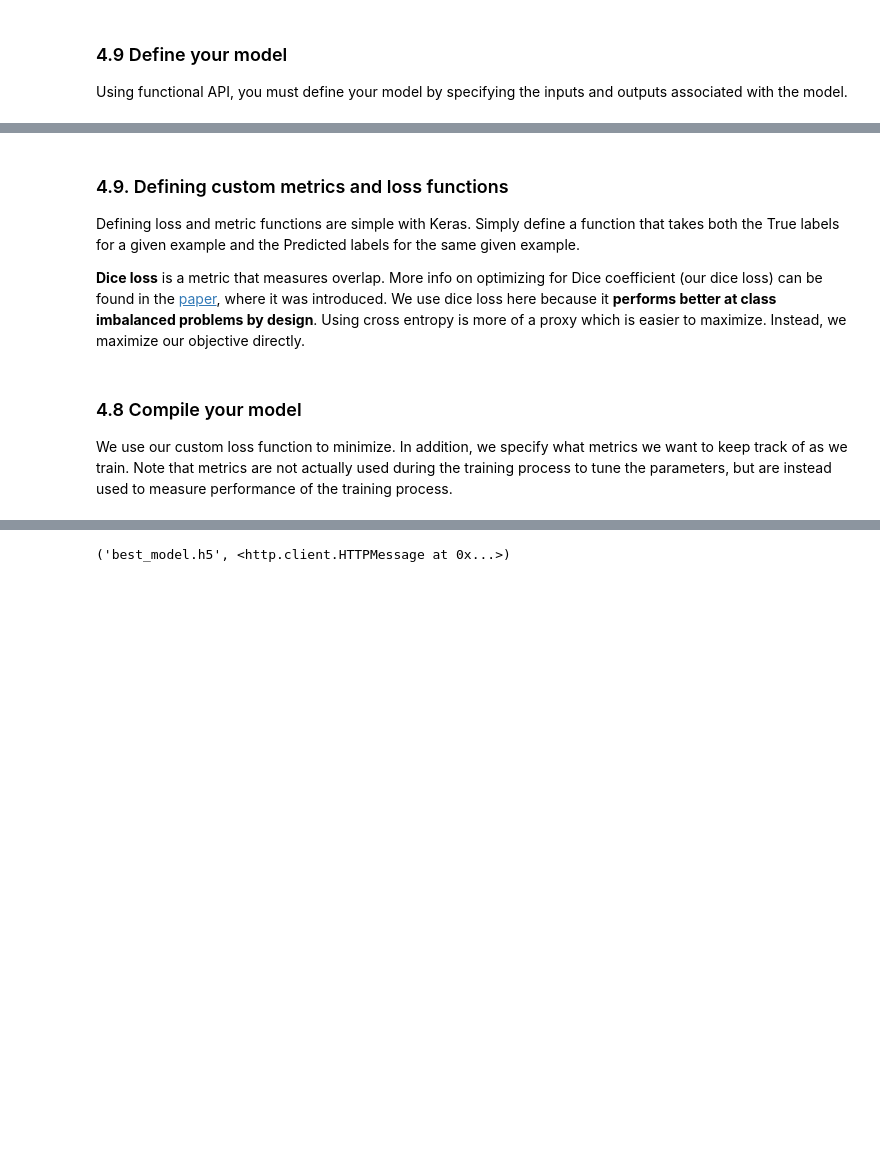
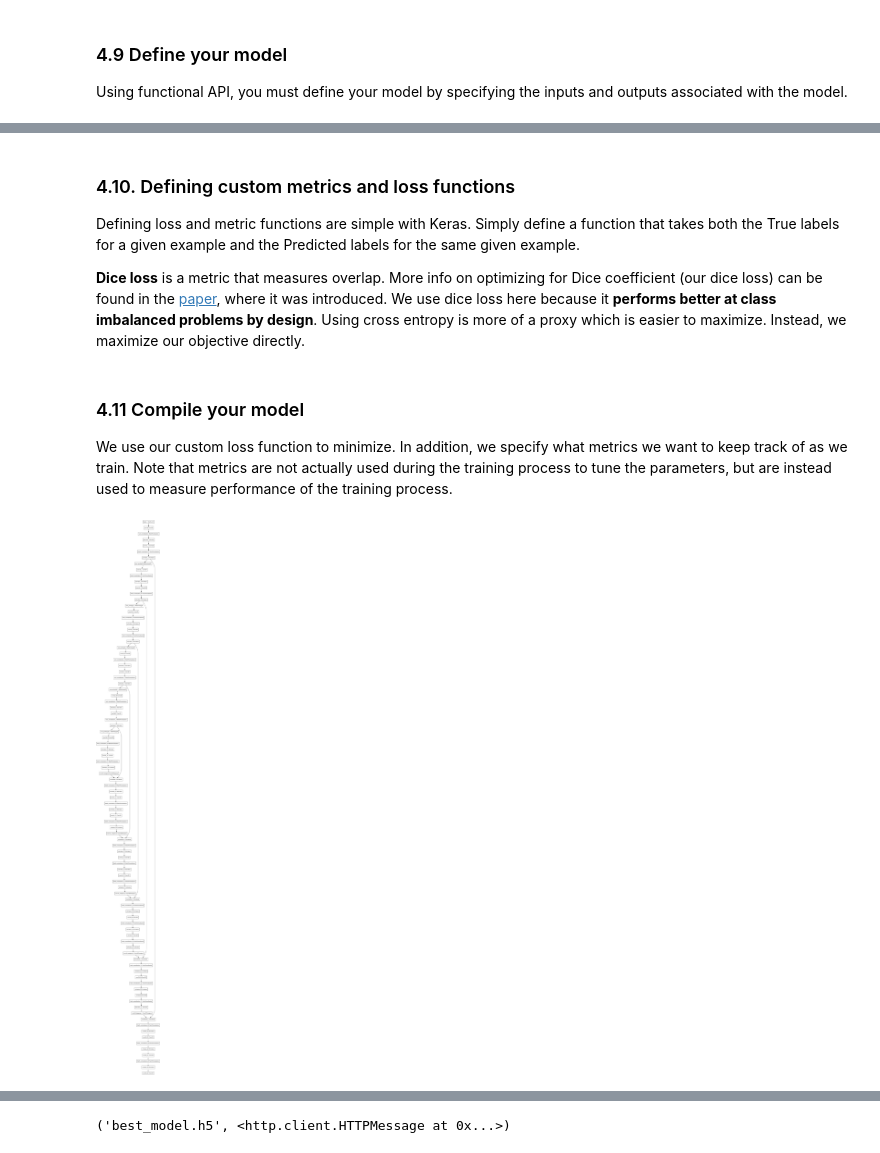
Before and after one commit to csaybar/EEwPython, a Jupyter notebook: cnn_demo.ipynb, the cells around one changed output, grey strips where cells are left out. Saved outputs shown, nothing was run; the diff lists cells and outputs as text; code cells hidden in the pictures; blank space fills up the shorter version.

```diff
--- a/cnn_demo.ipynb
+++ b/cnn_demo.ipynb
@@ -607,5 +625,5 @@ model.summary()
 # %% [markdown]
-### 4.9. Defining custom metrics and loss functions
+### 4.10. Defining custom metrics and loss functions
 
 Defining loss and metric functions are simple with Keras. Simply define a function that takes both the True labels for a given example and the Predicted labels for the same given example.
 
@@ -630,12 +648,14 @@ def bce_dice_loss(y_true, y_pred):
   loss = losses.binary_crossentropy(y_true, y_pred) + dice_loss(y_true, y_pred)
   return loss
 # %% [markdown]
-### 4.8 Compile your model
+### 4.11 Compile your model
 
 We use our custom loss function to minimize. In addition, we specify what metrics we want to keep track of as we train. Note that metrics are not actually used during the training process to tune the parameters, but are instead used to measure performance of the training process.
 # %%
 model.compile(optimizer='adam', loss=bce_dice_loss, metrics=[dice_loss])
 # %%
-#from tensorflow.keras.utils import plot_model
-#plot_model(model)
+from tensorflow.keras.utils import plot_model
+plot_model(model)
+# %% [output]
+[figure, added]
 # %% [markdown]
```
Also changed, not shown: parts of 8 cells of this notebook.
